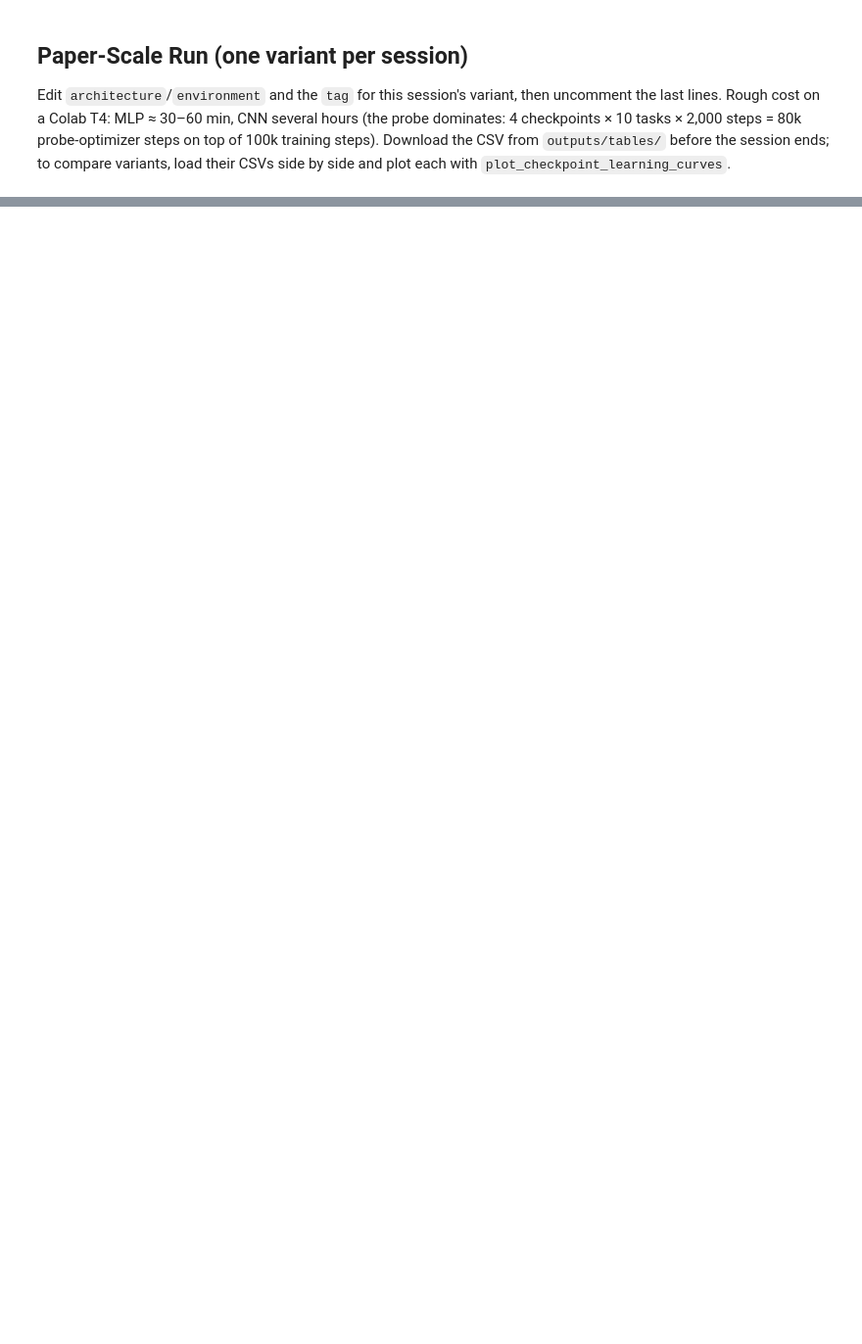
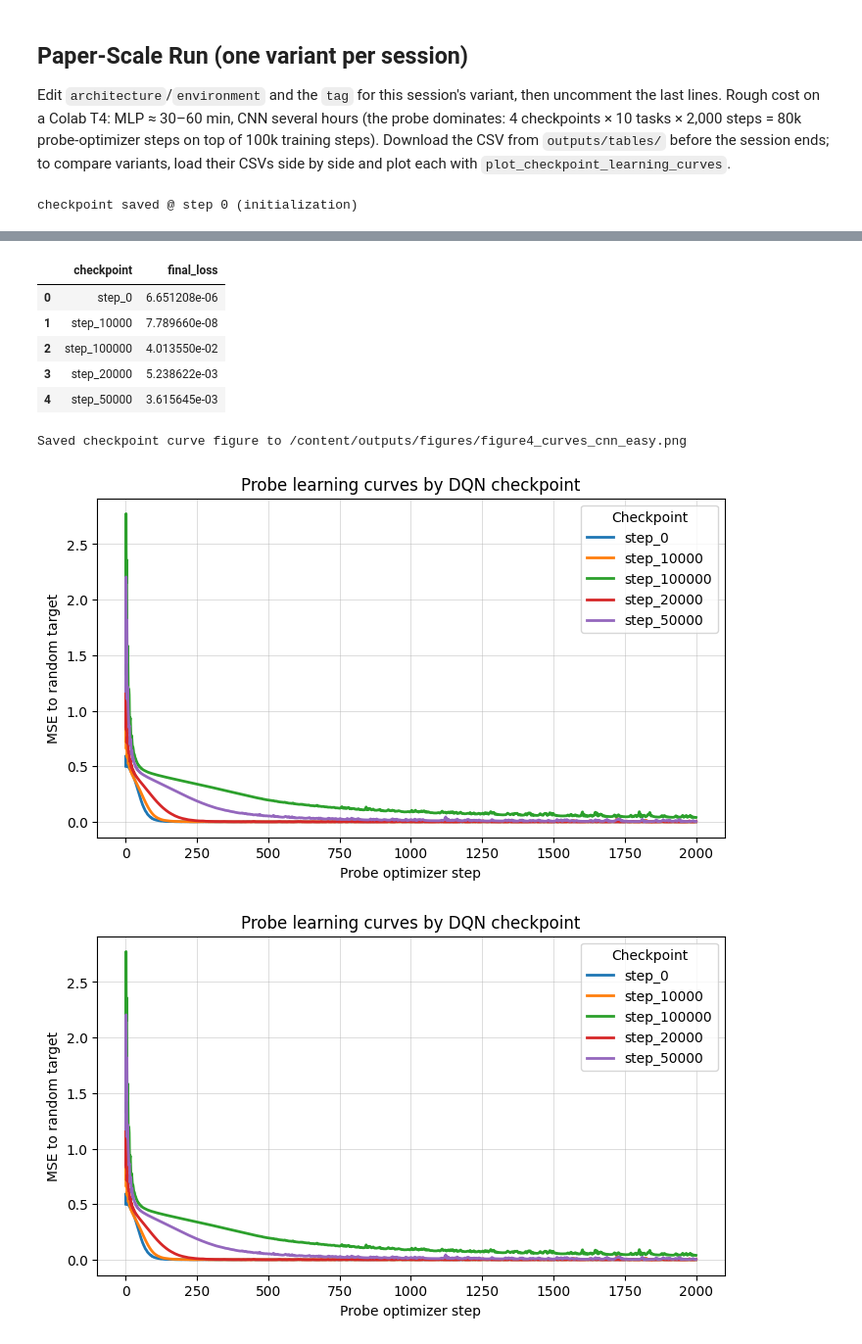
Before and after one commit to mahdigheidi/Masters-Study-Project, a Jupyter notebook: notebooks/figure4_checkpoint_probe_curves_standalone.ipynb, the cells around one changed output, grey strips where cells are left out. Shown at 98% size. Cells and saved outputs as stored; diff of their text form; code cells hidden in the pictures; blank space fills up the shorter version.

```diff
--- a/notebooks/figure4_checkpoint_probe_curves_standalone.ipynb
+++ b/notebooks/figure4_checkpoint_probe_curves_standalone.ipynb
@@ -648,8 +652,8 @@ def make_paper_like_config(data_root="./data", download=True, architecture="mlp"
         data_root=data_root, download=download,
         observation_space="mnist", environment=environment, architecture=architecture,
         hidden_dim=512, train_steps=100_000, target_update_period=1_000,
-        checkpoint_steps=(0, 5_000, 20_000, 100_000),
-        probe_steps=2_000, num_probe_tasks=10, probe_batch_size=512, curve_log_every=50,
+        checkpoint_steps=(0, 10_000, 20_000, 50_000, 100_000),
+        probe_steps=2_000, num_probe_tasks=10, probe_batch_size=512, curve_log_every=1,
     )
 # %% [markdown]
 ## Smoke Run (fast sanity check)
@@ -703,14 +735,16 @@ Edit `architecture`/`environment` and the `tag` for this session's variant, then
 # %%
 paper_cfg = make_paper_like_config(
     data_root=str(DATA_ROOT),
-    architecture="mlp",     # EDIT: "mlp" or "cnn"
+    architecture="cnn",     # EDIT: "mlp" or "cnn"
     environment="easy",     # EDIT: "easy", "hard", or "sparse"
 )
-tag = "mlp_easy"            # EDIT: used in the output filename
+tag = "cnn_easy"            # EDIT: used in the output filename
 
 # Uncomment to launch:
-# paper_curves = run_checkpoint_curve_experiment(
-#     paper_cfg, save_path=TABLES_DIR / f"figure4_curves_{tag}.csv"
-# )
-# display(paper_curves.groupby("checkpoint", as_index=False)["final_loss"].mean())
-# plot_checkpoint_learning_curves(paper_curves, save_path=FIGURES_DIR / f"figure4_curves_{tag}.png")
+paper_curves = run_checkpoint_curve_experiment(
+    paper_cfg, save_path=TABLES_DIR / f"figure4_curves_{tag}.csv"
+)
+display(paper_curves.groupby("checkpoint", as_index=False)["final_loss"].mean())
+plot_checkpoint_learning_curves(paper_curves, save_path=FIGURES_DIR / f"figure4_curves_{tag}.png")
+# %% [output]
+checkpoint saved @ step 0 (initialization)
@@ -716,0 +757,9 @@ tag = "mlp_easy"            # EDIT: used in the output filename
+|  | checkpoint | final_loss |
+| 0 | step_0 | 6.651208e-06 |
+| 1 | step_10000 | 7.789660e-08 |
+| 2 | step_100000 | 4.013550e-02 |
+| 3 | step_20000 | 5.238622e-03 |
+| 4 | step_50000 | 3.615645e-03 |
+Saved checkpoint curve figure to /content/outputs/figures/figure4_curves_cnn_easy.png
+[figure, added]
+[figure, added]
```
Also changed, not shown: parts of 7 cells of this notebook, 3 other files.
